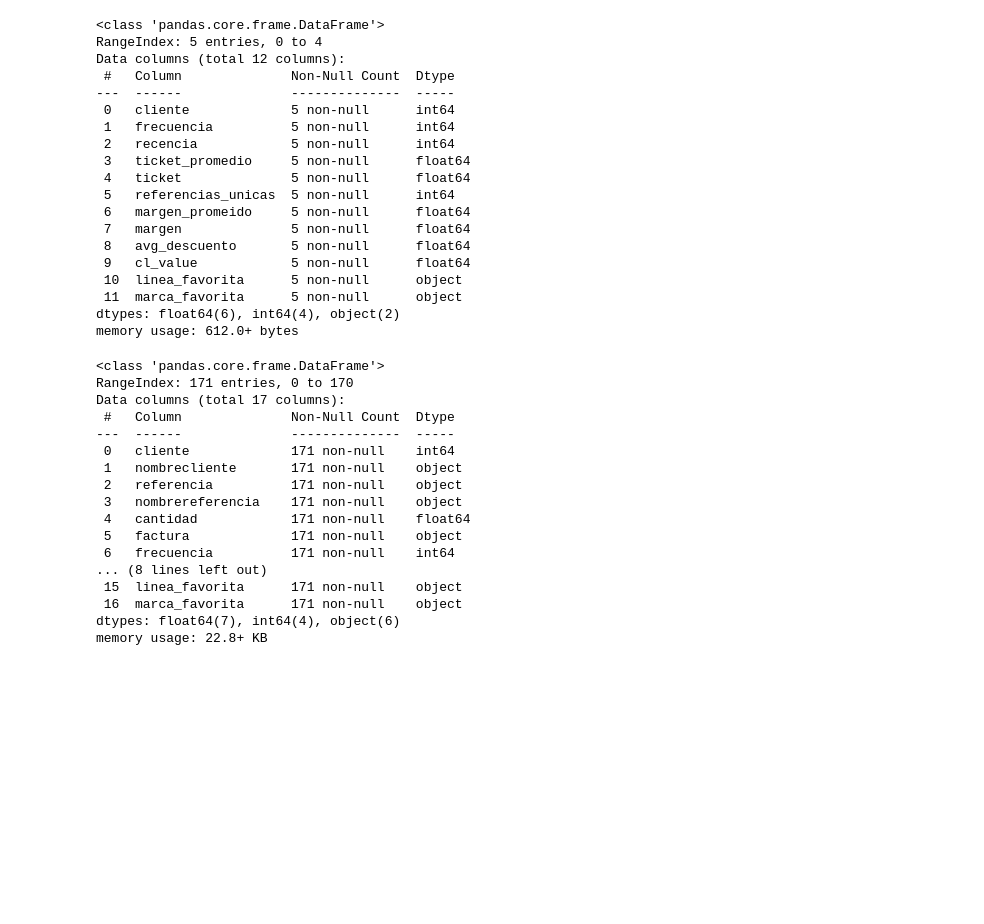
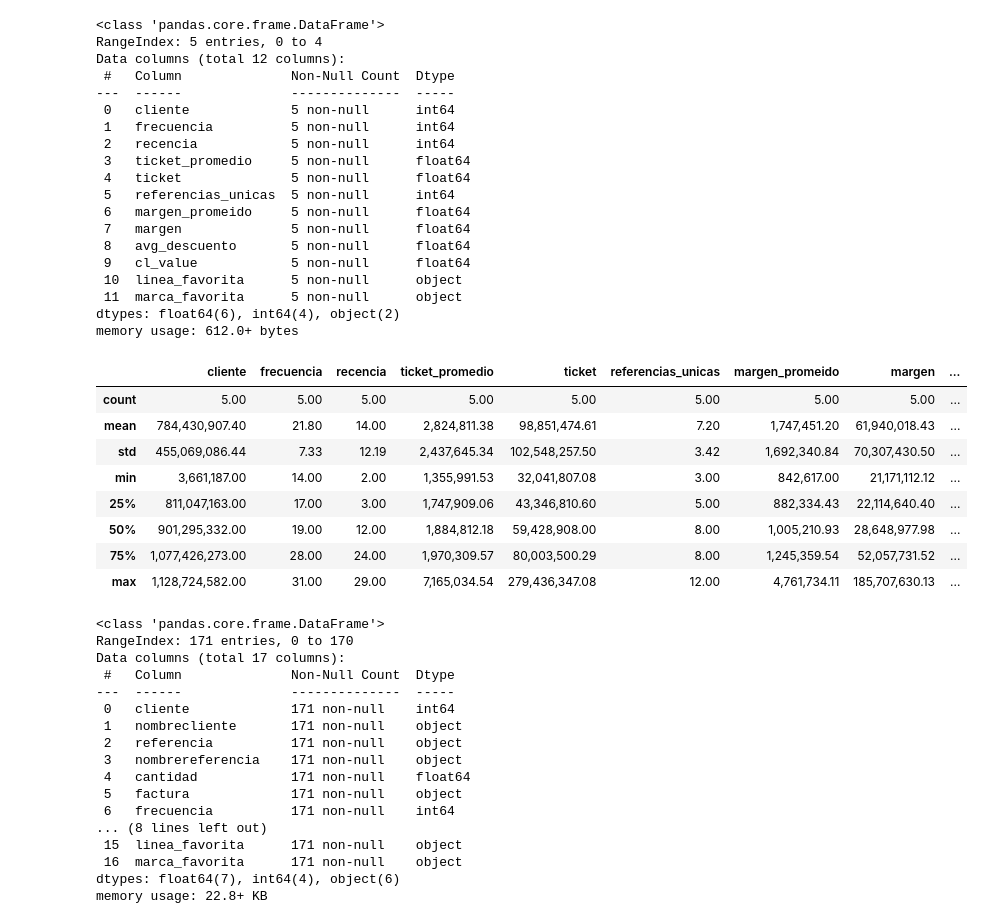
Before and after one commit to TheKey06/Market-Basket-Analysis, a Jupyter notebook: notebooks/06-Evaluacion_seg_outlier.ipynb, the cells around one changed output. Saved outputs shown, nothing was run; the diff lists cells and outputs as text; code cells hidden in the pictures; blank space fills up the shorter version.

```diff
--- a/notebooks/06-Evaluacion_seg_outlier.ipynb
+++ b/notebooks/06-Evaluacion_seg_outlier.ipynb
@@ -40,6 +40,18 @@ Data columns (total 12 columns):
  11  marca_favorita      5 non-null      object
 dtypes: float64(6), int64(4), object(2)
 memory usage: 612.0+ bytes
+# %%
+df.describe()
+# %% [output]
+|  | cliente | frecuencia | recencia | ticket_promedio | ticket | referencias_unicas | margen_promeido | margen | ... |
+| count | 5.00 | 5.00 | 5.00 | 5.00 | 5.00 | 5.00 | 5.00 | 5.00 | ... |
+| mean | 784,430,907.40 | 21.80 | 14.00 | 2,824,811.38 | 98,851,474.61 | 7.20 | 1,747,451.20 | 61,940,018.43 | ... |
+| std | 455,069,086.44 | 7.33 | 12.19 | 2,437,645.34 | 102,548,257.50 | 3.42 | 1,692,340.84 | 70,307,430.50 | ... |
+| min | 3,661,187.00 | 14.00 | 2.00 | 1,355,991.53 | 32,041,807.08 | 3.00 | 842,617.00 | 21,171,112.12 | ... |
+| 25% | 811,047,163.00 | 17.00 | 3.00 | 1,747,909.06 | 43,346,810.60 | 5.00 | 882,334.43 | 22,114,640.40 | ... |
+| 50% | 901,295,332.00 | 19.00 | 12.00 | 1,884,812.18 | 59,428,908.00 | 8.00 | 1,005,210.93 | 28,648,977.98 | ... |
+| 75% | 1,077,426,273.00 | 28.00 | 24.00 | 1,970,309.57 | 80,003,500.29 | 8.00 | 1,245,359.54 | 52,057,731.52 | ... |
+| max | 1,128,724,582.00 | 31.00 | 29.00 | 7,165,034.54 | 279,436,347.08 | 12.00 | 4,761,734.11 | 185,707,630.13 | ... |
 # %%
 X = df[['frecuencia', 'ticket_promedio','cl_value']]
 scaler = StandardScaler()
```
Also changed, not shown: parts of 2 cells of this notebook, 8 other files.
